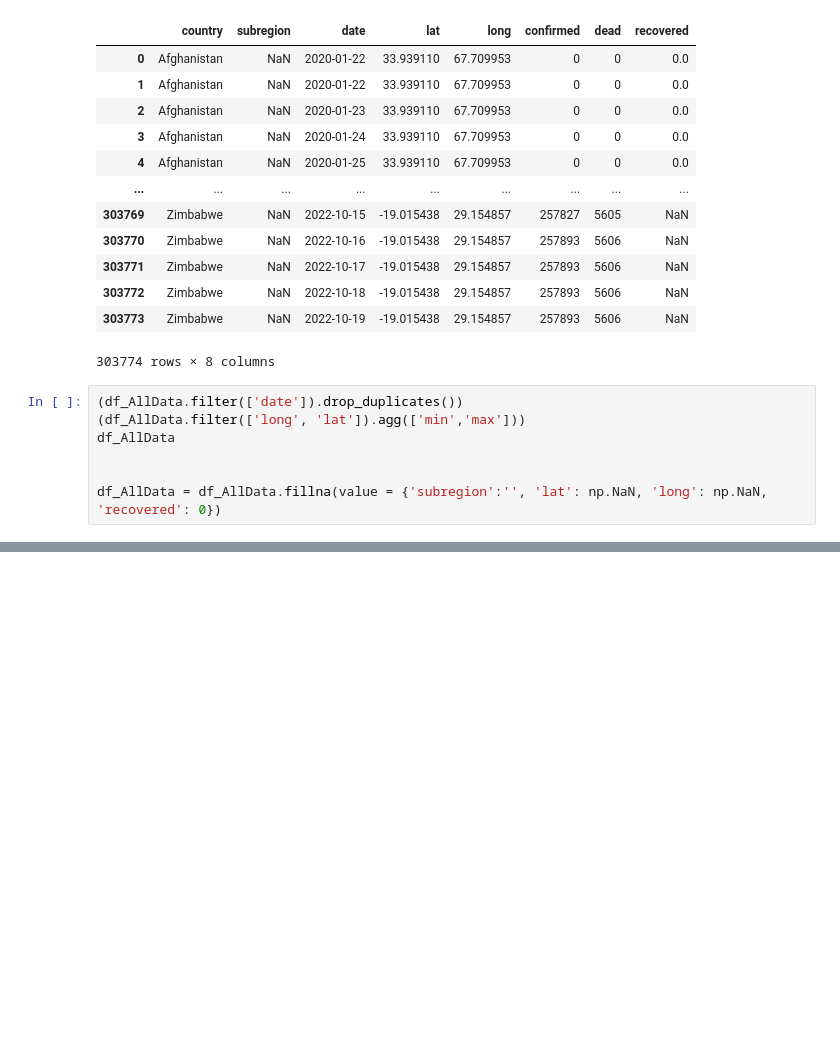
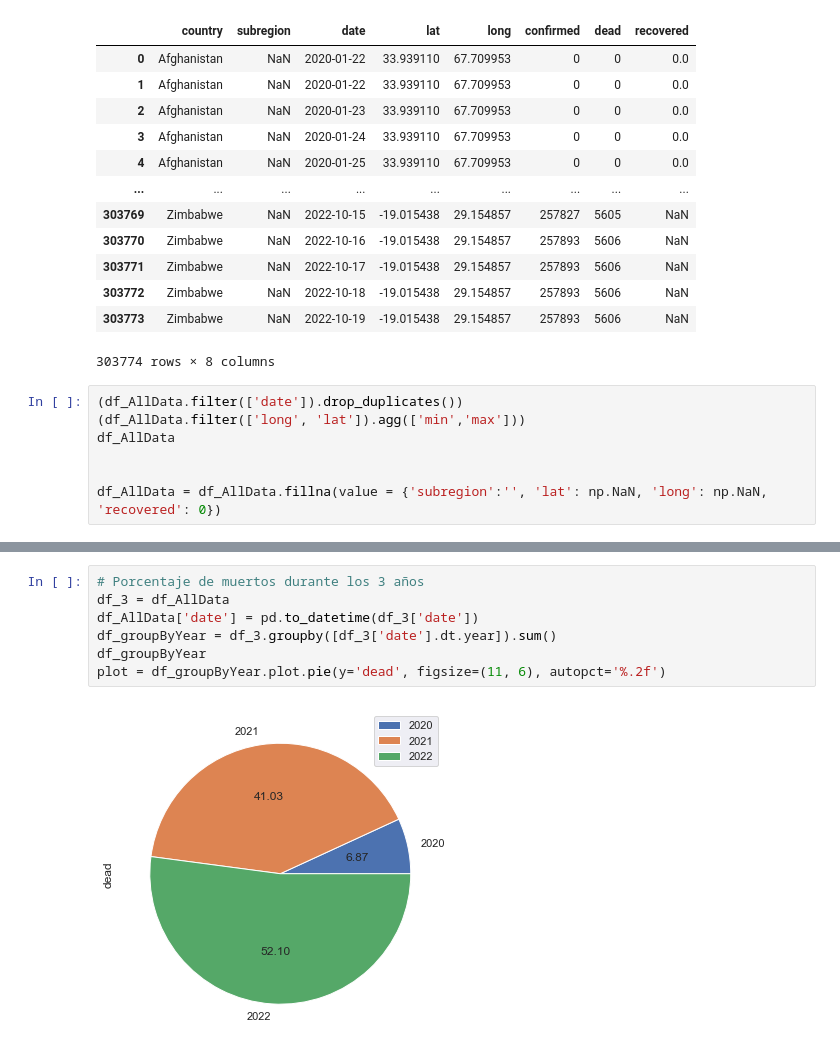
Before and after one commit to diego59x/laboratorio8_DataScience, a Jupyter notebook: lab8.ipynb, the cells around one changed output, grey strips where cells are left out. Cells and saved outputs as stored; diff of their text form; blank space fills up the shorter version.

```diff
--- a/lab8.ipynb
+++ b/lab8.ipynb
@@ -110,0 +176,9 @@ profile
+# %%
+# Porcentaje de muertos durante los 3 años
+df_3 = df_AllData
+df_AllData['date'] = pd.to_datetime(df_3['date'])
+df_groupByYear = df_3.groupby([df_3['date'].dt.year]).sum()
+df_groupByYear
+plot = df_groupByYear.plot.pie(y='dead', figsize=(11, 6), autopct='%.2f')
+# %% [output]
+[figure, added]
```
Also changed, not shown: parts of 5 cells of this notebook.
